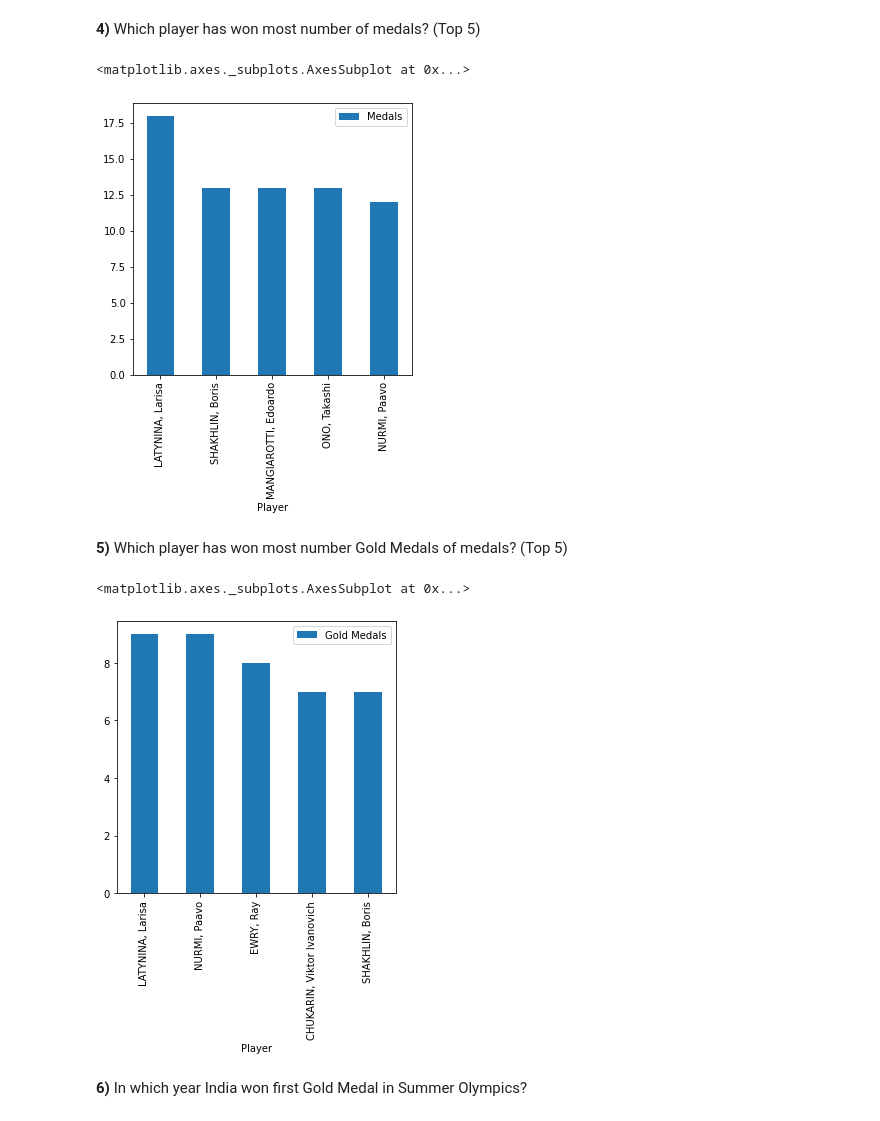
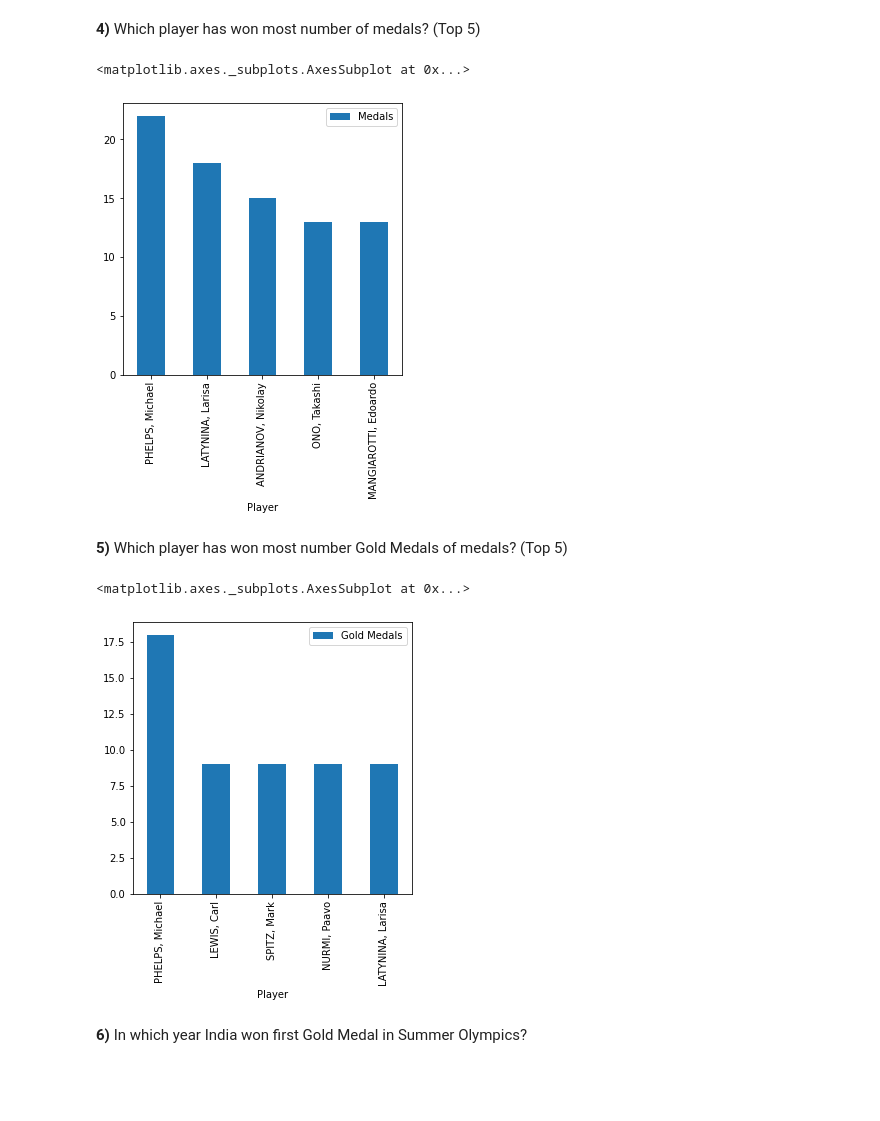
Before and after one commit to Vinayak899/Summer_Olympics_ETG, a Jupyter notebook: Summer_Olympics_ETG.ipynb, the cells around one changed output. Drawn from its saved outputs; the diff is of its cells as text; code cells hidden in the pictures; blank space fills up the shorter version.

```diff
--- a/Summer_Olympics_ETG.ipynb
+++ b/Summer_Olympics_ETG.ipynb
@@ -3,7 +7,7 @@
 # %%
 import pandas as pd
 import numpy
-df=pd.read_csv("summer.csv")
+df=pd.read_csv("/content/Skill-India-AI-ML-Scholarship/Summer Olympics/summer.csv")
 # %% [markdown]
 Sir, I have used the same file summer.csv but in my excel it is showing 31116 rows but when im loading it in the collab the rows it is showing is only 12541. I really dont know whats the issue, due to which some of my answers are coming out to be wrong (Q1 It should be 22)
 # %% [markdown]
@@ -61,24 +65,23 @@ for player in df["Athlete"].unique():
 pd.DataFrame(lst_player,columns=["Player","Medals"]).sort_values(by="Medals",ascending=False).head().plot.bar(x="Player",y="Medals",figsize=(5,5))
 # %% [output]
 <matplotlib.axes._subplots.AxesSubplot at 0x...>
-[figure, old version]
+[figure, new version]
 # %% [markdown]
 **5)** Which player has won most number Gold Medals of medals? (Top 5)
 # %%
 lst_goldplayer=[]
 data_goldplayer=df.values
 # for each athelete checking the no of gold medals
 for player in df["Athlete"].unique():
   goldmedals=0
   for i in range(len(data_goldplayer)):
-    if(data_goldplayer[i][4]==player):
-      if(data_goldplayer[i][8]=="Gold"):
-        goldmedals+=1
+    if(data_goldplayer[i][4]==player and data_goldplayer[i][8]=="Gold"):
+      goldmedals+=1
   lst_goldplayer.append([player,goldmedals])
 pd.DataFrame(lst_goldplayer,columns=["Player","Gold Medals"]).sort_values(by="Gold Medals",ascending=False).head().plot.bar(x="Player",y="Gold Medals",figsize=(5,5))
 # %% [output]
 <matplotlib.axes._subplots.AxesSubplot at 0x...>
-[figure, old version]
+[figure, new version]
 # %% [markdown]
 **6)** In which year India won first Gold Medal in Summer Olympics?
 # %%
```
Also changed, not shown: parts of 6 cells of this notebook.
